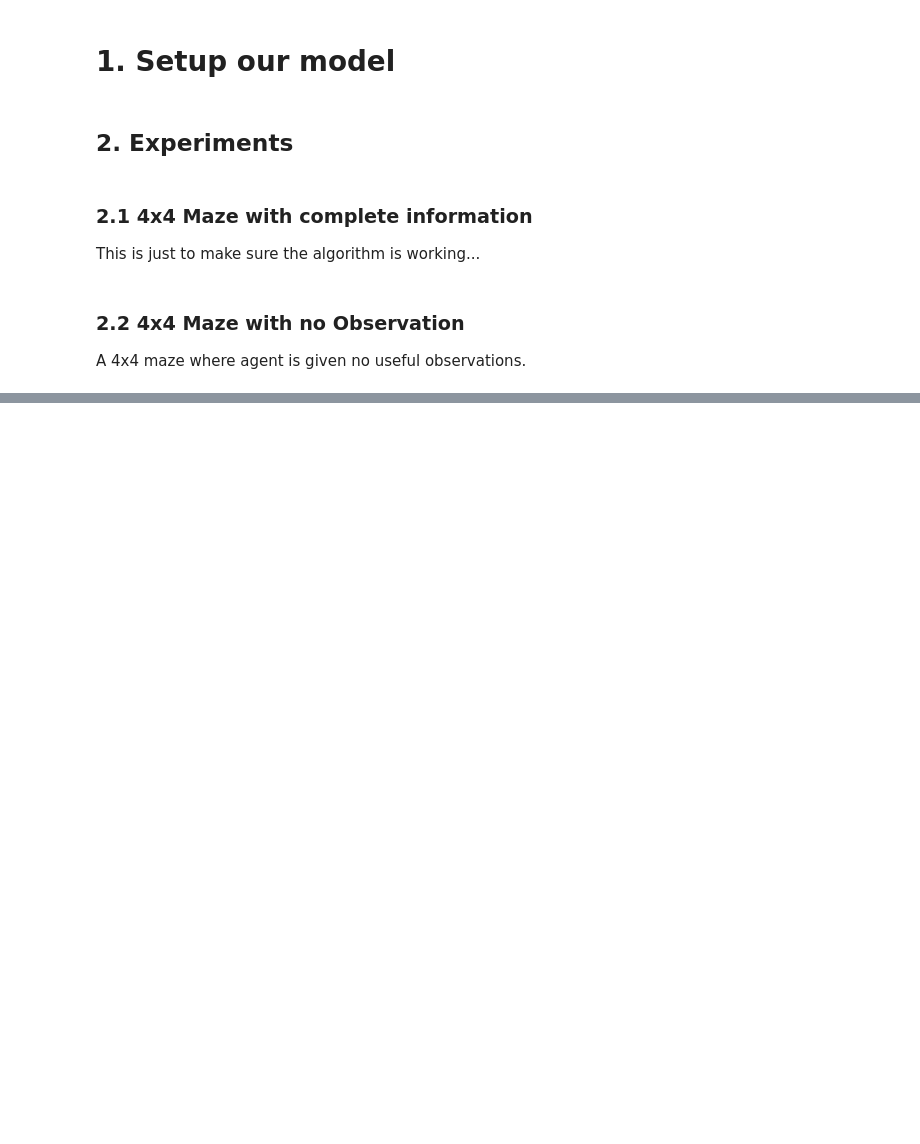
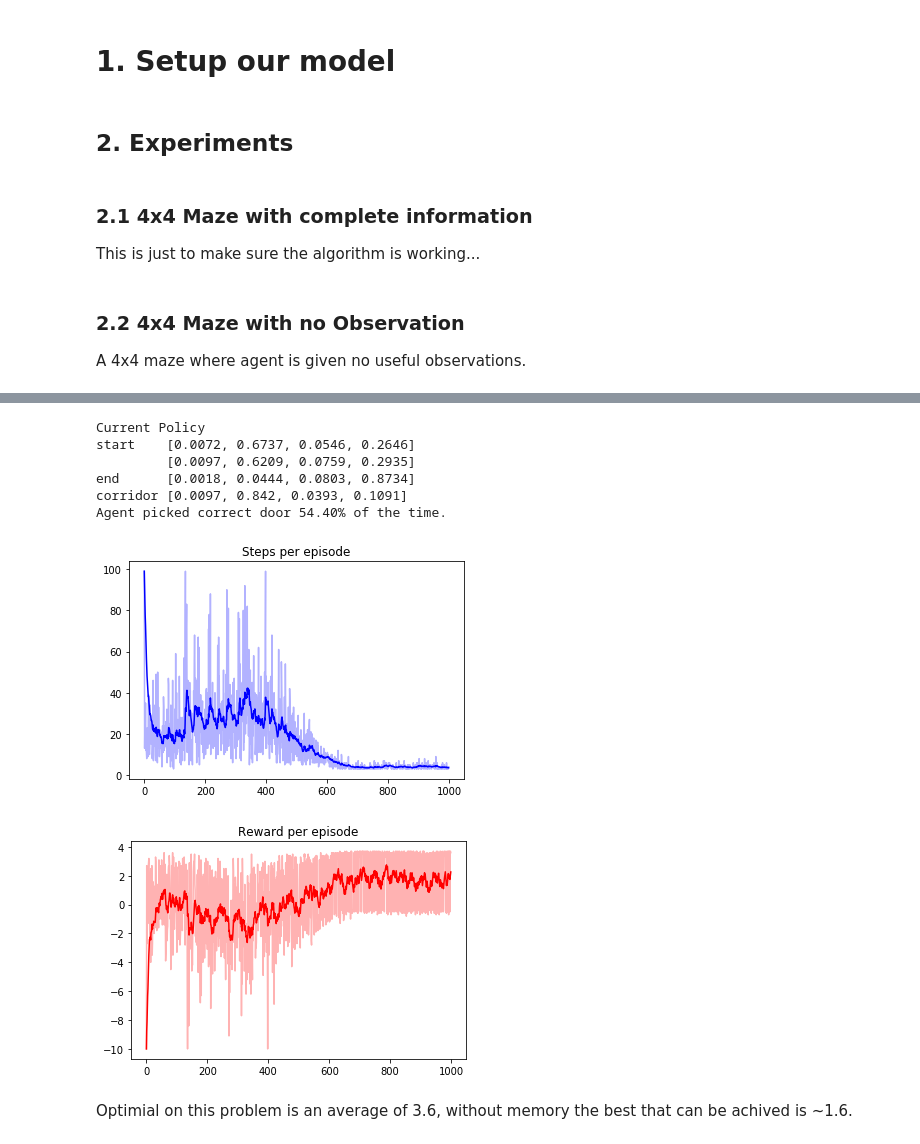
Before and after one commit to maitchison/MouseMaze, a Jupyter notebook: Fast Slow.ipynb, the cells around one changed output, grey strips where cells are left out. Saved outputs shown, nothing was run; the diff lists cells and outputs as text; code cells hidden in the pictures; blank space fills up the shorter version.

Commit message:
Improvements to policy gradient

```diff
--- a/Fast Slow.ipynb
+++ b/Fast Slow.ipynb
@@ -99,0 +333,28 @@ LSTM units typically get ~70 steps on this task. See this [paper](https://papers
+# %%
+print("Current Policy")
+print_tmaze_policy(agent)
+
+last_half = np.asarray(final_reward)
+last_half = last_half[len(last_half)//2:]
+print("Agent picked correct door {:.2f}% of the time.".format(100*np.mean(last_half==4)))
+
+plt.plot(range(len(steps_taken)), steps_taken, color='blue', alpha=0.3)
+plt.plot(range(len(steps_taken)), smooth(steps_taken), color='blue')
+plt.title("Steps per episode")
+plt.show()
+
+plt.plot(range(len(total_reward)), total_reward, color='red', alpha=0.3)
+plt.plot(range(len(total_reward)), smooth(total_reward), color='red')
+plt.title("Reward per episode")
+plt.show()
+# %% [output]
+Current Policy
+start    [0.0072, 0.6737, 0.0546, 0.2646]
+         [0.0097, 0.6209, 0.0759, 0.2935]
+end      [0.0018, 0.0444, 0.0803, 0.8734]
+corridor [0.0097, 0.842, 0.0393, 0.1091]
+Agent picked correct door 54.40% of the time.
+[figure, added]
+[figure, added]
+# %% [markdown]
+Optimial on this problem is an average of 3.6, without memory the best that can be achived is ~1.6.
```
Also changed, not shown: parts of 15 cells of this notebook, 3 other files.
